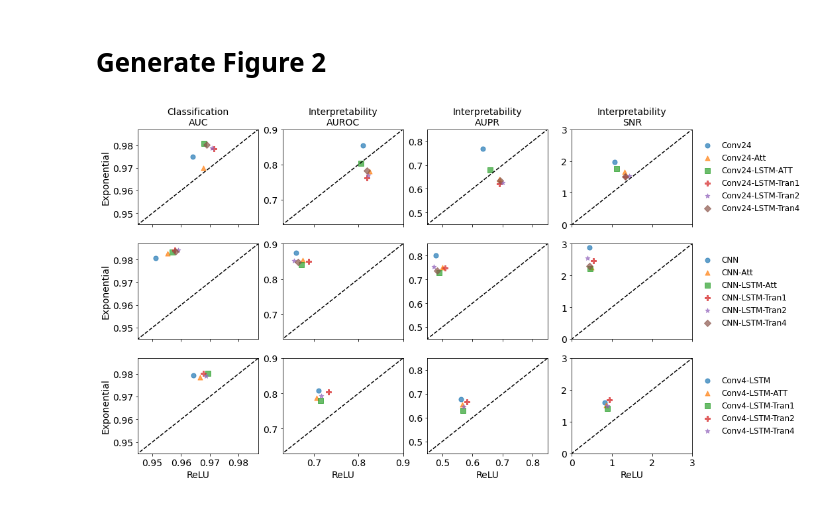
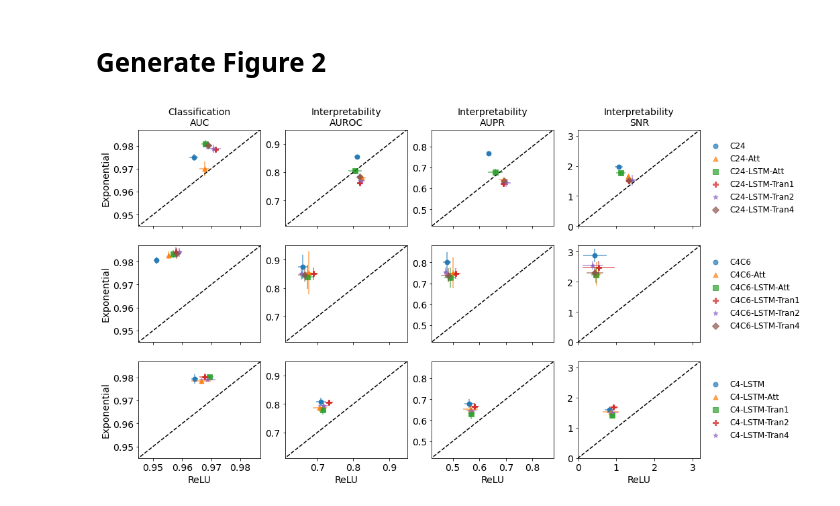
Before and after one commit to p-koo/ConvAtt, a Jupyter notebook: code/Analyze_task2_results.ipynb, the cells around one changed output. Drawn from its saved outputs; the diff is of its cells as text; code cells hidden in the pictures.

```diff
--- a/code/Analyze_task2_results.ipynb
+++ b/code/Analyze_task2_results.ipynb
@@ -43,7 +43,7 @@ for model in base_models:
         vals = vals[index[:keep]]
         results[model+'_'+activation] = vals
         results_mean[model+'_'+activation] = np.mean(vals, axis=0)
-        results_std[model+'_'+activation] = np.mean(vals, axis=0)
+        results_std[model+'_'+activation] = np.std(vals, axis=0)
 # %% [markdown]
 # Save results to table
 # %%
@@ -69,7 +69,7 @@ fig = plt.figure(figsize=(15,9))
 
 
 base_models = ['CNN', 'CNN_ATT', 'CNN_LSTM_ATT', 'CNN_LSTM_TRANS1', 'CNN_LSTM_TRANS2', 'CNN_LSTM_TRANS4']
-legend_names = ['Conv24', 'Conv24-Att', 'Conv24-LSTM-ATT', 'Conv24-LSTM-Tran1', 'Conv24-LSTM-Tran2', 'Conv24-LSTM-Tran4']
+legend_names = ['C24', 'C24-Att', 'C24-LSTM-Att', 'C24-LSTM-Tran1', 'C24-LSTM-Tran2', 'C24-LSTM-Tran4']
 results = {}
 results_mean = {}
 results_std = {}
@@ -98,10 +98,13 @@ for model in base_models:
         vals = vals[index[:keep]]
         results[model+'_'+activation] = vals
         results_mean[model+'_'+activation] = np.mean(vals, axis=0)
-        results_std[model+'_'+activation] = np.mean(vals, axis=0)
+        results_std[model+'_'+activation] = np.std(vals, axis=0)
 
 ax = plt.subplot(3,4,1)
 for i, base_model in enumerate(base_models):
+    plt.errorbar(results_mean[base_model+'_relu'][0], results_mean[base_model+'_exponential'][0],
+                 yerr=results_std[base_model+'_relu'][0], xerr=results_std[base_model+'_exponential'][0],
+                 marker=marker[i], alpha=0.7)
     plt.scatter(results_mean[base_model+'_relu'][0], results_mean[base_model+'_exponential'][0], marker=marker[i], alpha=0.7, s=50)
 plt.plot([0,1],[0,1], '--k')
 plt.xlim([0.945,.987])
@@ -114,10 +117,13 @@ plt.title('Classification\nAUC', fontsize=14)
 
 ax = plt.subplot(3,4,2)
 for i, base_model in enumerate(base_models):
+    plt.errorbar(results_mean[base_model+'_relu'][1], results_mean[base_model+'_exponential'][1],
+                 yerr=results_std[base_model+'_relu'][1], xerr=results_std[base_model+'_exponential'][1],
+                 marker=marker[i], alpha=0.7)
     plt.scatter(results_mean[base_model+'_relu'][1], results_mean[base_model+'_exponential'][1],marker=marker[i], alpha=0.7, s=50)
 plt.plot([0,1],[0,1], '--k')
-plt.xlim([0.63,.9])
-plt.ylim([0.63,.9])
+plt.xlim([0.61,.95])
+plt.ylim([0.61,.95])
 #plt.xlabel('ReLU', fontsize=14)
 plt.yticks([0.7,  0.8, 0.9], fontsize=14)
 plt.xticks([0.7,  0.8, 0.9], "",fontsize=14)
@@ -126,23 +132,29 @@ plt.title('Interpretability\nAUROC', fontsize=14)
 
 ax = plt.subplot(3,4,3)
 for i, base_model in enumerate(base_models):
+    plt.errorbar(results_mean[base_model+'_relu'][2], results_mean[base_model+'_exponential'][2],
+                 yerr=results_std[base_model+'_relu'][2], xerr=results_std[base_model+'_exponential'][2],
+                 marker=marker[i], alpha=0.7)
     plt.scatter(results_mean[base_model+'_relu'][2], results_mean[base_model+'_exponential'][2], marker=marker[i], alpha=0.7, s=50)
 plt.plot([-0.02,1],[-.02,1], '--k')
 #plt.xlabel('ReLU', fontsize=14)
-plt.xlim([0.45,.85])
-plt.ylim([0.45,.85])
+plt.xlim([0.42,.88])
+plt.ylim([0.42,.88])
 plt.yticks([ 0.5, 0.6, 0.7, 0.8], fontsize=14)
 plt.xticks([0.5, 0.6, 0.7, 0.8], "",fontsize=14)
 plt.title('Interpretability\nAUPR', fontsize=14)
 
 ax = plt.subplot(3,4,4)
 for i, base_model in enumerate(base_models):
+    plt.errorbar(results_mean[base_model+'_relu'][3], results_mean[base_model+'_exponential'][3],
+                 yerr=results_std[base_model+'_relu'][3], xerr=results_std[base_model+'_exponential'][3],
+                 marker=marker[i], alpha=0.7)
     plt.scatter(results_mean[base_model+'_relu'][3], results_mean[base_model+'_exponential'][3], marker=marker[i], alpha=0.7, s=50)
 plt.legend(legend_names, loc='center left', fontsize=12, frameon=False, bbox_to_anchor=(1, 0.5))
-plt.plot([-0.02,3],[-.02,3], '--k')
+plt.plot([-0.02,3.2],[-.02,3.2], '--k')
 #plt.xlabel('ReLU', fontsize=14)
-plt.xlim([-0.0,3])
-plt.ylim([-0.0,3])
+plt.xlim([-0.0,3.2])
+plt.ylim([-0.0,3.2])
 plt.yticks([0., 1, 2, 3], fontsize=14)
 plt.xticks([0., 1, 2, 3 ], "",fontsize=14)
 plt.title('Interpretability\nSNR', fontsize=14)
@@ -150,7 +162,7 @@ plt.title('Interpretability\nSNR', fontsize=14)
 
 
 base_models = ['CNN2', 'CNN2_ATT', 'CNN2_LSTM_ATT', 'CNN2_LSTM_TRANS1', 'CNN2_LSTM_TRANS2', 'CNN2_LSTM_TRANS4']
-legend_names = ['CNN', 'CNN-Att', 'CNN-LSTM-Att', 'CNN-LSTM-Tran1', 'CNN-LSTM-Tran2', 'CNN-LSTM-Tran4']
+legend_names = ['C4C6', 'C4C6-Att', 'C4C6-LSTM-Att', 'C4C6-LSTM-Tran1', 'C4C6-LSTM-Tran2', 'C4C6-LSTM-Tran4']
 results = {}
 results_mean = {}
 results_std = {}
@@ -179,11 +191,14 @@ for model in base_models:
         vals = vals[index[:keep]]
         results[model+'_'+activation] = vals
         results_mean[model+'_'+activation] = np.mean(vals, axis=0)
-        results_std[model+'_'+activation] = np.mean(vals, axis=0)
+        results_std[model+'_'+activation] = np.std(vals, axis=0)
 
 
 ax = plt.subplot(3,4,5)
 for i, base_model in enumerate(base_models):
+    plt.errorbar(results_mean[base_model+'_relu'][0], results_mean[base_model+'_exponential'][0],
+                 yerr=results_std[base_model+'_relu'][0], xerr=results_std[base_model+'_exponential'][0],
+                 marker=marker[i], alpha=0.7)
     plt.scatter(results_mean[base_model+'_relu'][0], results_mean[base_model+'_exponential'][0], marker=marker[i], alpha=0.7, s=50)
 plt.plot([0,1],[0,1], '--k')
 plt.xlim([0.945,.987])
@@ -196,39 +211,48 @@ plt.xticks([0.95,  0.96, 0.97, .98], "",fontsize=14)
 
 ax = plt.subplot(3,4,6)
 for i, base_model in enumerate(base_models):
+    plt.errorbar(results_mean[base_model+'_relu'][1], results_mean[base_model+'_exponential'][1],
+                 yerr=results_std[base_model+'_relu'][1], xerr=results_std[base_model+'_exponential'][1],
+                 marker=marker[i], alpha=0.7)
     plt.scatter(results_mean[base_model+'_relu'][1], results_mean[base_model+'_exponential'][1],marker=marker[i], alpha=0.7, s=50)
 plt.plot([0,1],[0,1], '--k')
-plt.xlim([0.63,.9])
-plt.ylim([0.63,.9])
+plt.xlim([0.61,.95])
+plt.ylim([0.61,.95])
 #plt.xlabel('ReLU', fontsize=14)
 plt.yticks([0.7,  0.8, 0.9], fontsize=14)
 plt.xticks([0.7,  0.8, 0.9], "",fontsize=14)
 
 ax = plt.subplot(3,4,7)
 for i, base_model in enumerate(base_models):
+    plt.errorbar(results_mean[base_model+'_relu'][2], results_mean[base_model+'_exponential'][2],
+                 yerr=results_std[base_model+'_relu'][2], xerr=results_std[base_model+'_exponential'][2],
+                 marker=marker[i], alpha=0.7)
     plt.scatter(results_mean[base_model+'_relu'][2], results_mean[base_model+'_exponential'][2], marker=marker[i], alpha=0.7, s=50)
 plt.plot([-0.02,1],[-.02,1], '--k')
 #plt.xlabel('ReLU', fontsize=14)
-plt.xlim([0.45,.85])
-plt.ylim([0.45,.85])
+plt.xlim([0.42,.88])
+plt.ylim([0.42,.88])
 plt.yticks([ 0.5, 0.6, 0.7, 0.8], fontsize=14)
 plt.xticks([0.5, 0.6, 0.7, 0.8], "",fontsize=14)
 
 ax = plt.subplot(3,4,8)
 for i, base_model in enumerate(base_models):
+    plt.errorbar(results_mean[base_model+'_relu'][3], results_mean[base_model+'_exponential'][3],
+                 yerr=results_std[base_model+'_relu'][3], xerr=results_std[base_model+'_exponential'][3],
+                 marker=marker[i], alpha=0.7)
     plt.scatter(results_mean[base_model+'_relu'][3], results_mean[base_model+'_exponential'][3], marker=marker[i], alpha=0.7, s=50)
 plt.legend(legend_names, loc='center left', fontsize=12, frameon=False, bbox_to_anchor=(1, 0.5))
 
-plt.plot([-0.02,3],[-.02,3], '--k')
+plt.plot([-0.02,3.2],[-.02,3.2], '--k')
 #plt.xlabel('ReLU', fontsize=14)
-plt.xlim([-0.0,3])
-plt.ylim([-0.0,3])
+plt.xlim([-0.0,3.2])
+plt.ylim([-0.0,3.2])
 plt.yticks([0., 1, 2, 3], fontsize=14)
 plt.xticks([0., 1, 2, 3 ],"", fontsize=14)
 
 
 base_models = ['CNN_LSTM2', 'CNN_LSTM2_ATT', 'CNN_LSTM2_TRANS1', 'CNN_LSTM2_TRANS2', 'CNN_LSTM2_TRANS4']
-legend_names = ['Conv4-LSTM', 'Conv4-LSTM-ATT', 'Conv4-LSTM-Tran1', 'Conv4-LSTM-Tran2', 'Conv4-LSTM-Tran4']
+legend_names = ['C4-LSTM', 'C4-LSTM-Att', 'C4-LSTM-Tran1', 'C4-LSTM-Tran2', 'C4-LSTM-Tran4']
 results = {}
 results_mean = {}
 results_std = {}
@@ -257,10 +281,13 @@ for model in base_models:
         vals = vals[index[:keep]]
         results[model+'_'+activation] = vals
         results_mean[model+'_'+activation] = np.mean(vals, axis=0)
-        results_std[model+'_'+activation] = np.mean(vals, axis=0)
+        results_std[model+'_'+activation] = np.std(vals, axis=0)
 
 ax = plt.subplot(3,4,9)
 for i, base_model in enumerate(base_models):
+    plt.errorbar(results_mean[base_model+'_relu'][0], results_mean[base_model+'_exponential'][0],
+                 yerr=results_std[base_model+'_relu'][0], xerr=results_std[base_model+'_exponential'][0],
+                 marker=marker[i], alpha=0.7)
     plt.scatter(results_mean[base_model+'_relu'][0], results_mean[base_model+'_exponential'][0], marker=marker[i], alpha=0.7, s=50)
 plt.plot([0,1],[0,1], '--k')
 plt.xlim([0.945,.987])
@@ -270,38 +297,47 @@ plt.xlabel('ReLU', fontsize=14)
 plt.yticks([0.95,  0.96, 0.97, .98], fontsize=14)
 plt.xticks([0.95,  0.96, 0.97, .98], fontsize=14)
 
 
 ax = plt.subplot(3,4,10)
 for i, base_model in enumerate(base_models):
+    plt.errorbar(results_mean[base_model+'_relu'][1], results_mean[base_model+'_exponential'][1],
+                 yerr=results_std[base_model+'_relu'][1], xerr=results_std[base_model+'_exponential'][1],
+                 marker=marker[i], alpha=0.7)
     plt.scatter(results_mean[base_model+'_relu'][1], results_mean[base_model+'_exponential'][1],marker=marker[i], alpha=0.7, s=50)
 plt.plot([0,1],[0,1], '--k')
-plt.xlim([0.63,.9])
-plt.ylim([0.63,.9])
+plt.xlim([0.61,.95])
+plt.ylim([0.61,.95])
 plt.xlabel('ReLU', fontsize=14)
 plt.yticks([0.7,  0.8, 0.9], fontsize=14)
 plt.xticks([0.7,  0.8, 0.9], fontsize=14)
 
 ax = plt.subplot(3,4,11)
 for i, base_model in enumerate(base_models):
+    plt.errorbar(results_mean[base_model+'_relu'][2], results_mean[base_model+'_exponential'][2],
+                 yerr=results_std[base_model+'_relu'][2], xerr=results_std[base_model+'_exponential'][2],
+                 marker=marker[i], alpha=0.7)
     plt.scatter(results_mean[base_model+'_relu'][2], results_mean[base_model+'_exponential'][2], marker=marker[i], alpha=0.7, s=50)
 plt.plot([-0.02,1],[-.02,1], '--k')
 plt.xlabel('ReLU', fontsize=14)
-plt.xlim([0.45,.85])
-plt.ylim([0.45,.85])
+plt.xlim([0.42,.88])
+plt.ylim([0.42,.88])
 plt.yticks([ 0.5, 0.6, 0.7, 0.8], fontsize=14)
 plt.xticks([0.5, 0.6, 0.7, 0.8], fontsize=14)
 
 ax = plt.subplot(3,4,12)
 for i, base_model in enumerate(base_models):
+    plt.errorbar(results_mean[base_model+'_relu'][3], results_mean[base_model+'_exponential'][3],
+                 yerr=results_std[base_model+'_relu'][3], xerr=results_std[base_model+'_exponential'][3],
+                 marker=marker[i], alpha=0.7)
     plt.scatter(results_mean[base_model+'_relu'][3], results_mean[base_model+'_exponential'][3], marker=marker[i], alpha=0.7, s=50)
 plt.legend(legend_names, loc='center left', fontsize=12, frameon=False, bbox_to_anchor=(1, 0.5))
-plt.plot([-0.02,3],[-.02,3], '--k')
+plt.plot([-0.02,3.2],[-.02,3.2], '--k')
 plt.xlabel('ReLU', fontsize=14)
-plt.xlim([-0.0,3])
-plt.ylim([-0.0,3])
+plt.xlim([-0.0,3.2])
+plt.ylim([-0.0,3.2])
 plt.yticks([0., 1, 2, 3], fontsize=14)
 plt.xticks([0., 1, 2, 3 ], fontsize=14)
 
 fig.savefig('task2_results.pdf', format='pdf', dpi=200, bbox_inches='tight')
 # %% [output]
-[figure, old version]
+[figure, new version]
```
Also changed, not shown: 6 other files.
